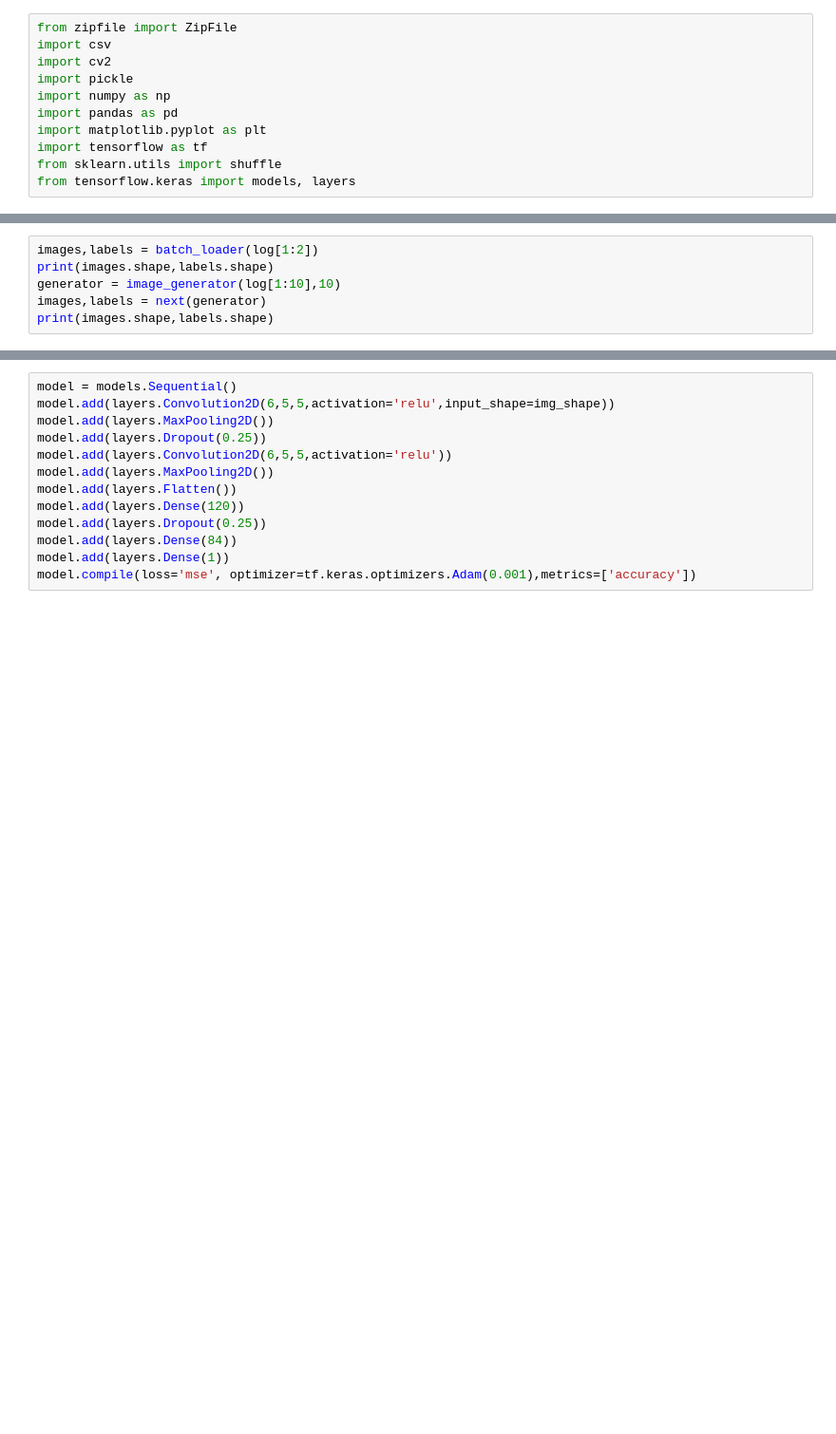
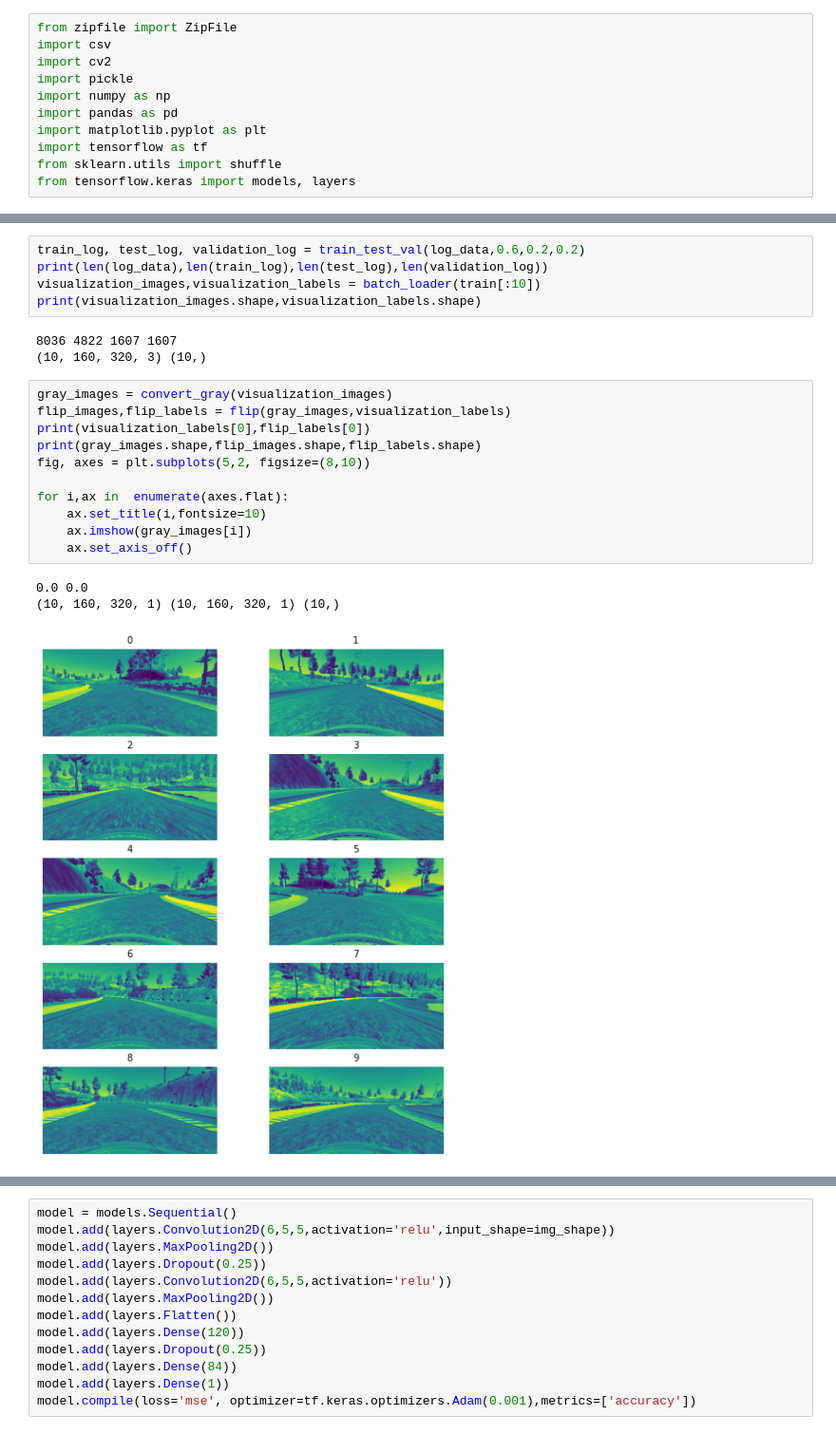
Before and after one commit to hurtadosanti/BehavioralCloning, a Jupyter notebook: BehavioralCloning.ipynb, the cells around one changed output, grey strips where cells are left out. Shown at 95% size. Cells and saved outputs as stored; diff of their text form; blank space fills up the shorter version.

Commit message:
Data preparation- Split data set on validation, training and testing- Generator includes data augmentation for training mode

```diff
--- a/BehavioralCloning.ipynb
+++ b/BehavioralCloning.ipynb
@@ -70,6 +25,0 @@ def batch_loader(log_select):
-# %%
-images,labels = batch_loader(log[1:2])
-print(images.shape,labels.shape)
-generator = image_generator(log[1:10],10)
-images,labels = next(generator)
-print(images.shape,labels.shape)
@@ -80,0 +71,23 @@ img_shape = (160, 320, 3)
+# %%
+train_log, test_log, validation_log = train_test_val(log_data,0.6,0.2,0.2)
+print(len(log_data),len(train_log),len(test_log),len(validation_log))
+visualization_images,visualization_labels = batch_loader(train[:10])
+print(visualization_images.shape,visualization_labels.shape)
+# %% [output]
+8036 4822 1607 1607
+(10, 160, 320, 3) (10,)
+# %%
+gray_images = convert_gray(visualization_images)
+flip_images,flip_labels = flip(gray_images,visualization_labels)
+print(visualization_labels[0],flip_labels[0])
+print(gray_images.shape,flip_images.shape,flip_labels.shape)
+fig, axes = plt.subplots(5,2, figsize=(8,10))
+
+for i,ax in  enumerate(axes.flat):
+    ax.set_title(i,fontsize=10)
+    ax.imshow(gray_images[i])
+    ax.set_axis_off()
+# %% [output]
+0.0 0.0
+(10, 160, 320, 1) (10, 160, 320, 1) (10,)
+[figure, added]
```
Also changed, not shown: parts of 9 cells of this notebook.
